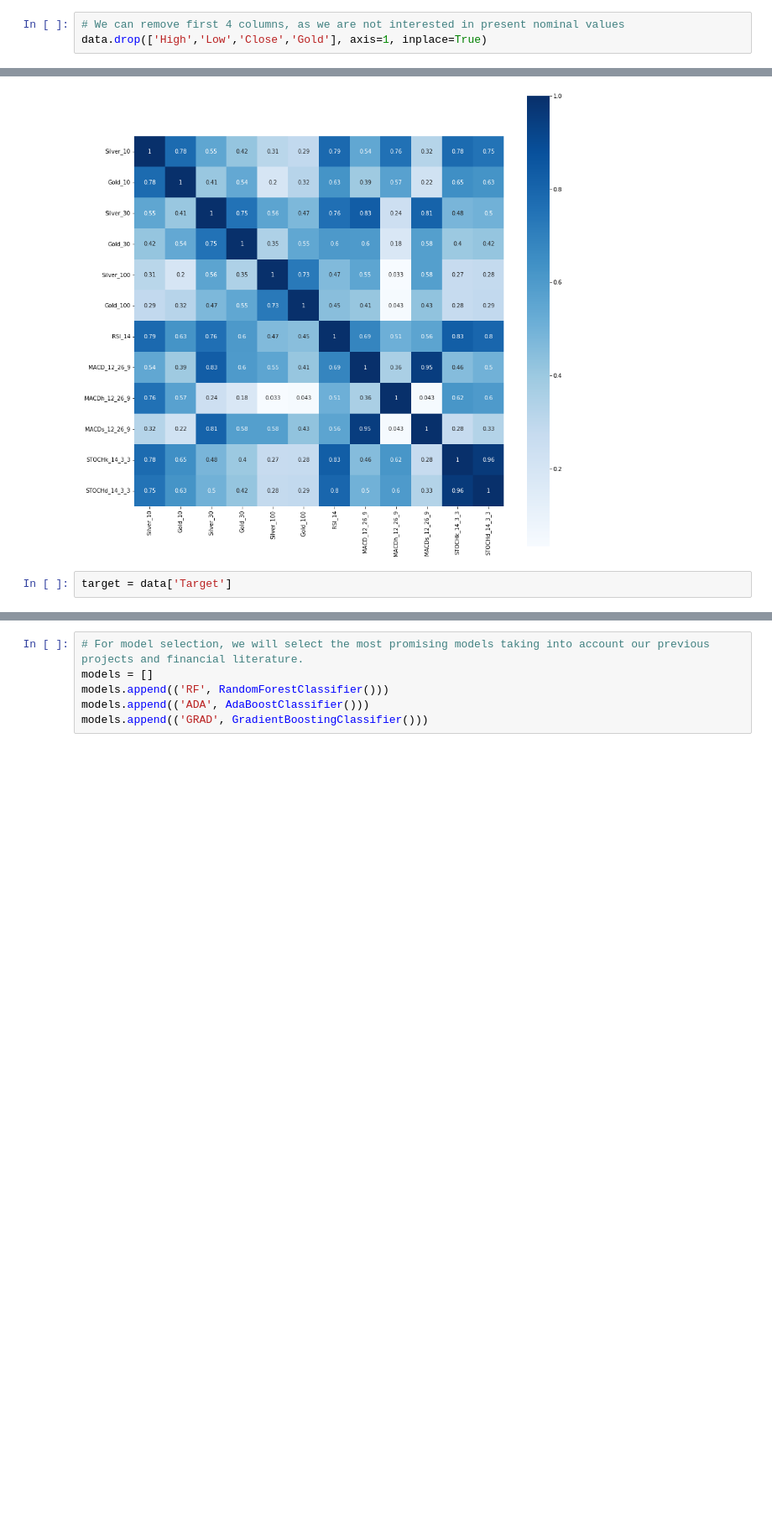
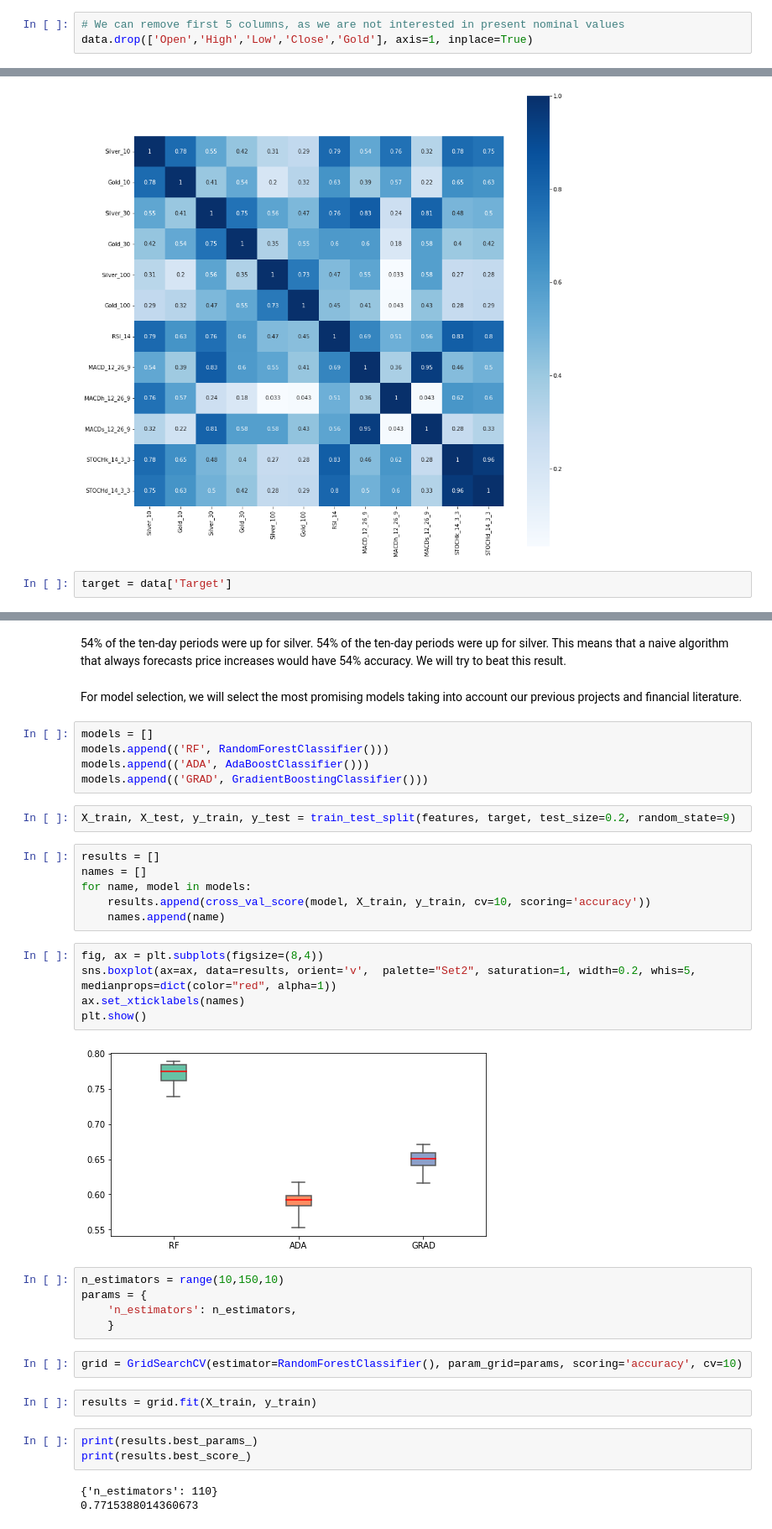
Before and after one commit to tomasz-te/Silver-trading-bot, a Jupyter notebook: Silver_Trading_Bot.ipynb, the cells around one changed output, grey strips where cells are left out. Shown at 84% size. Drawn from its saved outputs; the diff is of its cells as text; blank space fills up the shorter version.

```diff
--- a/Silver_Trading_Bot.ipynb
+++ b/Silver_Trading_Bot.ipynb
@@ -153,4 +181,4 @@ Index(['High', 'Low', 'Close', 'Gold', 'Silver_10', 'Gold_10', 'Silver_30',
       dtype='object')
 # %%
-# We can remove first 4 columns, as we are not interested in present nominal values
-data.drop(['High','Low','Close','Gold'], axis=1, inplace=True)
+# We can remove first 5 columns, as we are not interested in present nominal values
+data.drop(['Open','High','Low','Close','Gold'], axis=1, inplace=True)
@@ -173,9 +217,42 @@ sns.countplot(target)
 plt.show()
 # %% [output]
 [figure]
+# %% [markdown]
+54% of the ten-day periods were up for silver. 54% of the ten-day periods were up for silver. This means that a naive algorithm that always forecasts price increases would have 54% accuracy. We will try to beat this result.
+# %% [markdown]
+For model selection, we will select the most promising models taking into account our previous projects and financial literature.
 # %%
-# For model selection, we will select the most promising models taking into account our previous projects and financial literature.
 models = []
 models.append(('RF', RandomForestClassifier()))
 models.append(('ADA', AdaBoostClassifier()))
 models.append(('GRAD', GradientBoostingClassifier()))
+# %%
+X_train, X_test, y_train, y_test = train_test_split(features, target, test_size=0.2, random_state=9)
+# %%
+results = []
+names = []
+for name, model in models:
+    results.append(cross_val_score(model, X_train, y_train, cv=10, scoring='accuracy'))
+    names.append(name)
+# %%
+fig, ax = plt.subplots(figsize=(8,4))
+sns.boxplot(ax=ax, data=results, orient='v',  palette="Set2", saturation=1, width=0.2, whis=5, medianprops=dict(color="red", alpha=1))
+ax.set_xticklabels(names)
+plt.show()
+# %% [output]
+[figure, added]
+# %%
+n_estimators = range(10,150,10)
+params = {
+    'n_estimators': n_estimators,
+    }
+# %%
+grid = GridSearchCV(estimator=RandomForestClassifier(), param_grid=params, scoring='accuracy', cv=10)
+# %%
+results = grid.fit(X_train, y_train)
+# %%
+print(results.best_params_)
+print(results.best_score_)
+# %% [output]
+{'n_estimators': 110}
+0.7715388014360673
```
Also changed, not shown: parts of 38 cells of this notebook.
